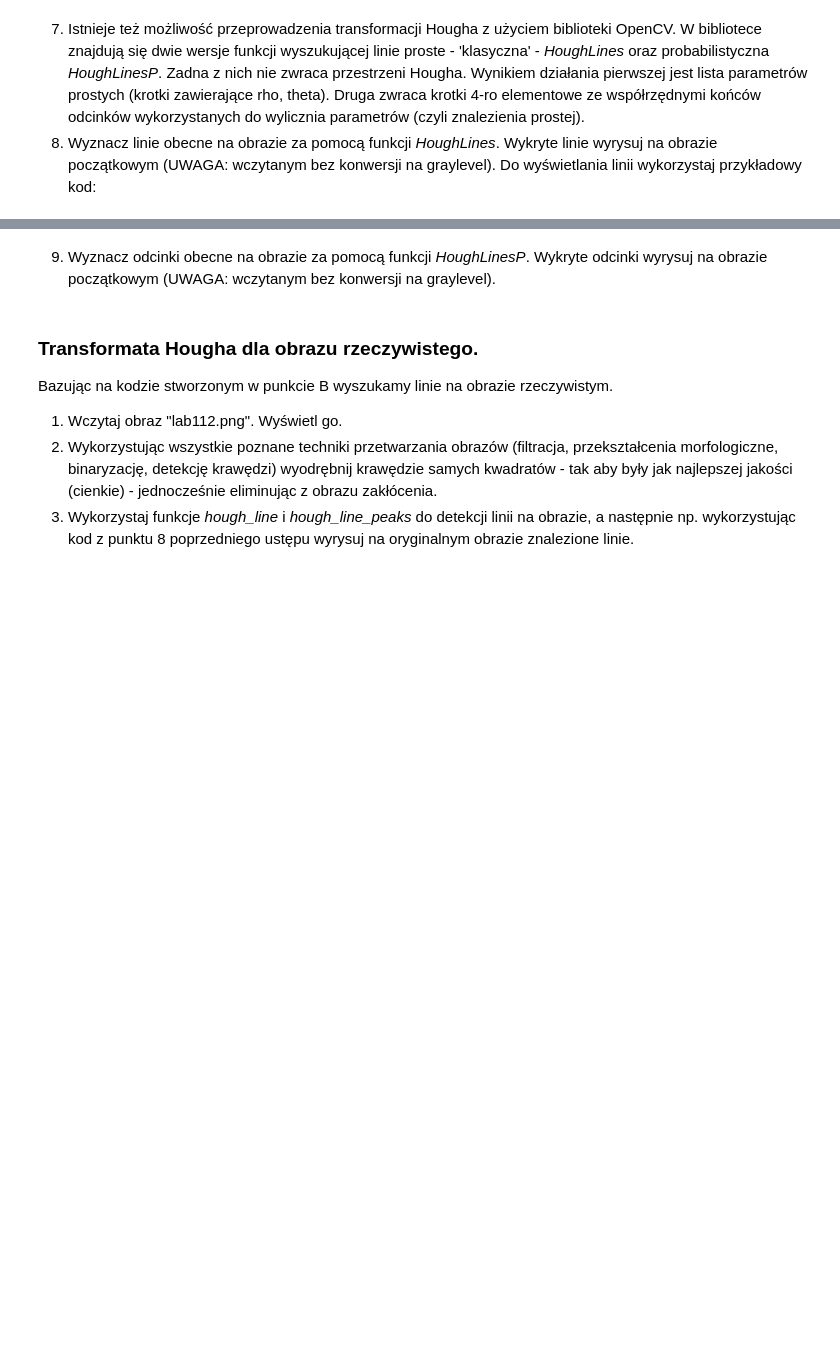
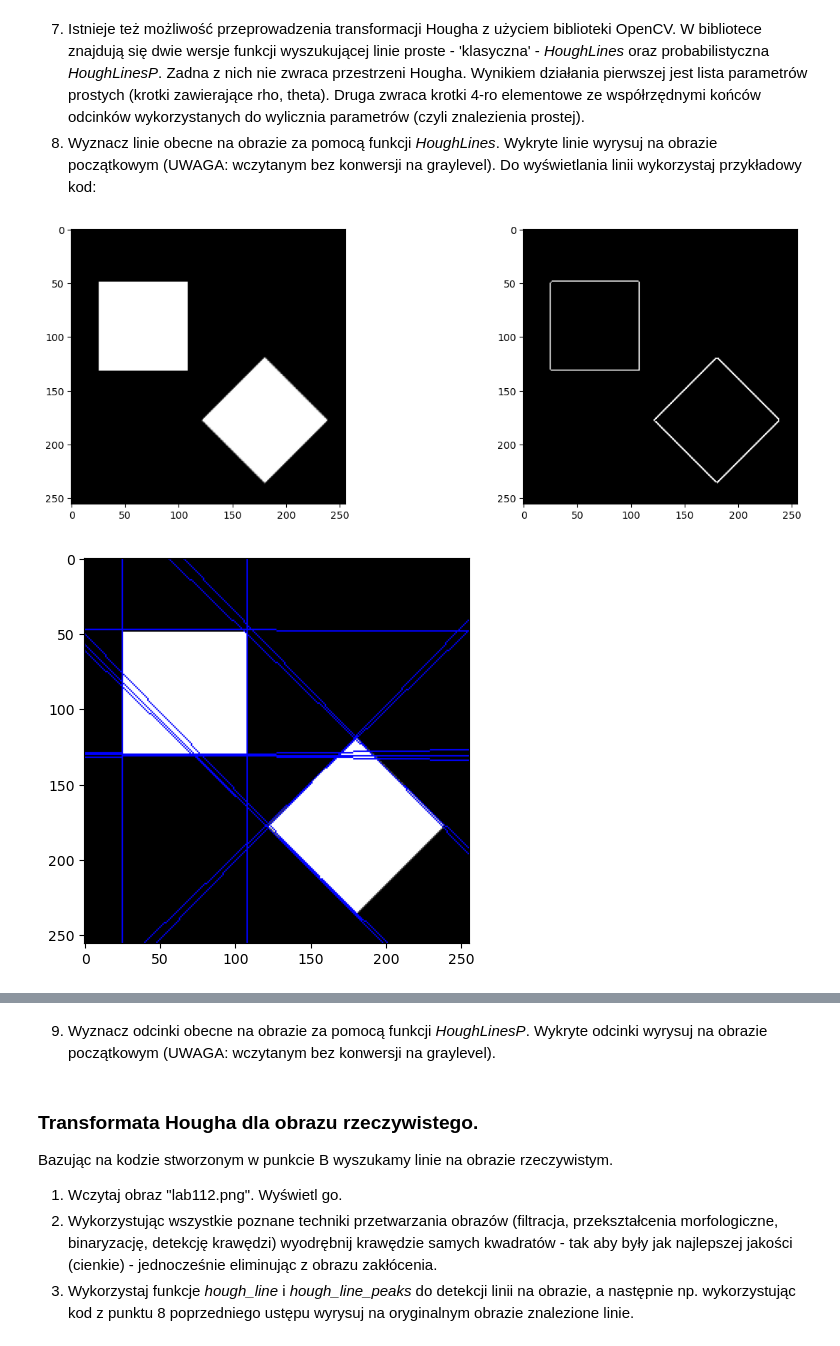
Before and after one commit to omnibus1/poc, a Jupyter notebook: lab11/11_Hough.ipynb, the cells around one changed output, grey strips where cells are left out. Cells and saved outputs as stored; diff of their text form; code cells hidden in the pictures; blank space fills up the shorter version.

```diff
--- a/lab11/11_Hough.ipynb
+++ b/lab11/11_Hough.ipynb
@@ -173,11 +177,28 @@ ax.add_patch(circle)
 7. Istnieje też możliwość przeprowadzenia transformacji Hougha z użyciem biblioteki OpenCV. W bibliotece znajdują się dwie wersje funkcji wyszukującej linie proste - 'klasyczna' - _HoughLines_ oraz probabilistyczna _HoughLinesP_. Zadna z nich nie zwraca przestrzeni Hougha. Wynikiem działania pierwszej jest lista parametrów prostych (krotki zawierające rho, theta). Druga zwraca krotki 4-ro elementowe ze współrzędnymi końców odcinków wykorzystanych do wylicznia parametrów (czyli znalezienia prostej).
 8. Wyznacz linie obecne na obrazie za pomocą funkcji _HoughLines_. Wykryte linie wyrysuj na obrazie początkowym (UWAGA: wczytanym bez konwersji na graylevel). Do wyświetlania linii wykorzystaj przykładowy kod:
 # %%
-a = np.cos(theta)
-b = np.sin(theta)
-x0 = a*rho
-y0 = b*rho
-x1 = int(x0 + 1000*(-b))
-y1 = int(y0 + 1000*(a))
-x2 = int(x0 - 1000*(-b))
-y2 = int(y0 - 1000*(a))
+kwadraty = cv2.imread("kwadraty.png")
+edges = cv2.Canny(kwadraty, 100, 200, None, 3, 1)
+plot(kwadraty, edges)
+
+rho = 1
+theta = np.pi/180
+threshold = 60
+
+lines = cv2.HoughLines(edges, rho, theta, threshold, np.array([]))
+
+for line in lines:
+    rho, theta = line[0]
+    a = np.cos(theta)
+    b = np.sin(theta)
+    x0 = a*rho
+    y0 = b*rho
+    x1 = int(x0 + 1000*(-b))
+    y1 = int(y0 + 1000*(a))
+    x2 = int(x0 - 1000*(-b))
+    y2 = int(y0 - 1000*(a))
+    cv2.line(kwadraty, (x1,y1),(x2,y2),(0,0,255),1)
+plot(kwadraty)
+# %% [output]
+[figure, added]
+[figure, added]
```
Also changed, not shown: parts of 10 cells of this notebook, 3 other files.
